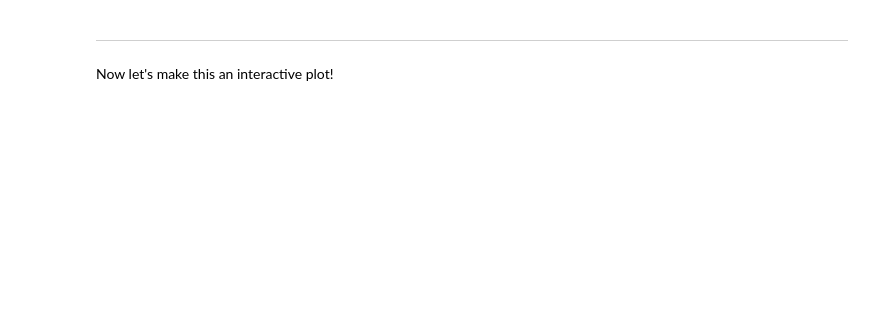
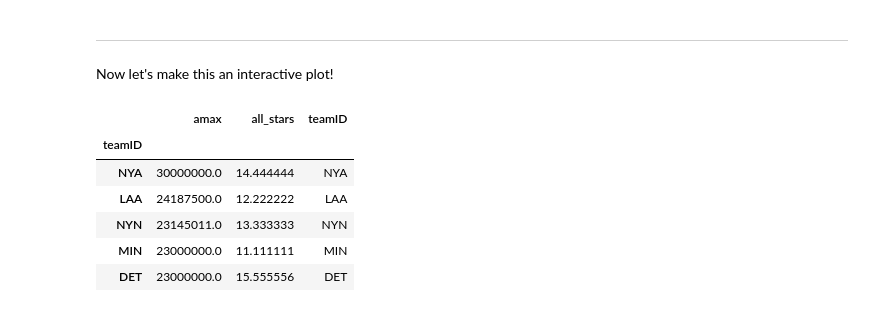
Before and after one commit to aterrel/pydata101, a Jupyter notebook: examples/Baseball.ipynb, the cells around one changed output. Saved outputs shown, nothing was run; the diff lists cells and outputs as text; code cells hidden in the pictures; blank space fills up the shorter version.

```diff
--- a/examples/Baseball.ipynb
+++ b/examples/Baseball.ipynb
@@ -98,26 +224,30 @@ show(p)
 <hr/>
 
 Now let's make this an interactive plot!
-# %%
-def compute_df(year=2012):
-    result = db.Salaries[ db.Salaries.yearID==year ]
-    result = bz.Data(odo(result, pd.DataFrame))
-    result = bz.by(result.teamID, max=result.salary.max()).sort('max', ascending=False)
-    df = odo(result, pd.DataFrame)
-    asf_year = db.AllstarFull[ db.AllstarFull.yearID==year]
-    result = bz.by(asf_year.teamID, all_stars=db.AllstarFull.playerID.count()
-                    ).sort('all_stars', ascending=False)
-    r = bz.Data(odo(result, pd.DataFrame))
-    df1 = odo(r, pd.DataFrame)
-    df1['all_stars'] /= (df1['all_stars'].max() / 10)
-    df1['all_stars'] += 10
-    r = bz.join(bz.Data(df1), bz.Data(df), 'teamID')
-    df_j = odo(r, pd.DataFrame)
-    df_j = df_j.sort("max")
-    return df_j
-
-source = odo(compute_df(), ColumnDataSource)
-
-p = figure(x_range=list(source.data["teamID"]))
-p.scatter(x="teamID", y="max", size="all_stars", source=source, fill_alpha=0.5, )
-p.xaxis.major_label_orientation = np.pi/3
+# %%
+# Read sqlite query results into a pandas DataFrame
+with con:
+    df_salaries = pd.read_sql_query("SELECT yearID, teamID, salary from Salaries", con)
+    df_allstar = pd.read_sql_query("SELECT yearID, teamID, playerID from AllstarFull", con)
+
+def compute_df(year=2012):
+    salaries_for_year = df_salaries[ df_salaries.yearID == year]
+    max_salaries = salaries_for_year.groupby('teamID')['salary'].agg([np.max])
+    max_salaries.sort_values('amax', ascending=False, inplace=True)
+    allstar_for_year = df_allstar[ df_allstar.yearID == year]
+    allstar_count = allstar_for_year.groupby('teamID')['playerID'].count()
+    allstar_count_circle_size = 10 * allstar_count / allstar_count.max() + 10
+    result = pd.DataFrame(max_salaries)
+    result['all_stars']= allstar_count_circle_size
+    result['teamID'] = result.index
+    return result
+# %%
+compute_df().head()
+# %% [output]
+|  | amax | all_stars | teamID |
+| teamID |  |  |  |
+| NYA | 30000000.0 | 14.444444 | NYA |
+| LAA | 24187500.0 | 12.222222 | LAA |
+| NYN | 23145011.0 | 13.333333 | NYN |
+| MIN | 23000000.0 | 11.111111 | MIN |
+| DET | 23000000.0 | 15.555556 | DET |
```
Also changed, not shown: parts of 47 cells of this notebook.
